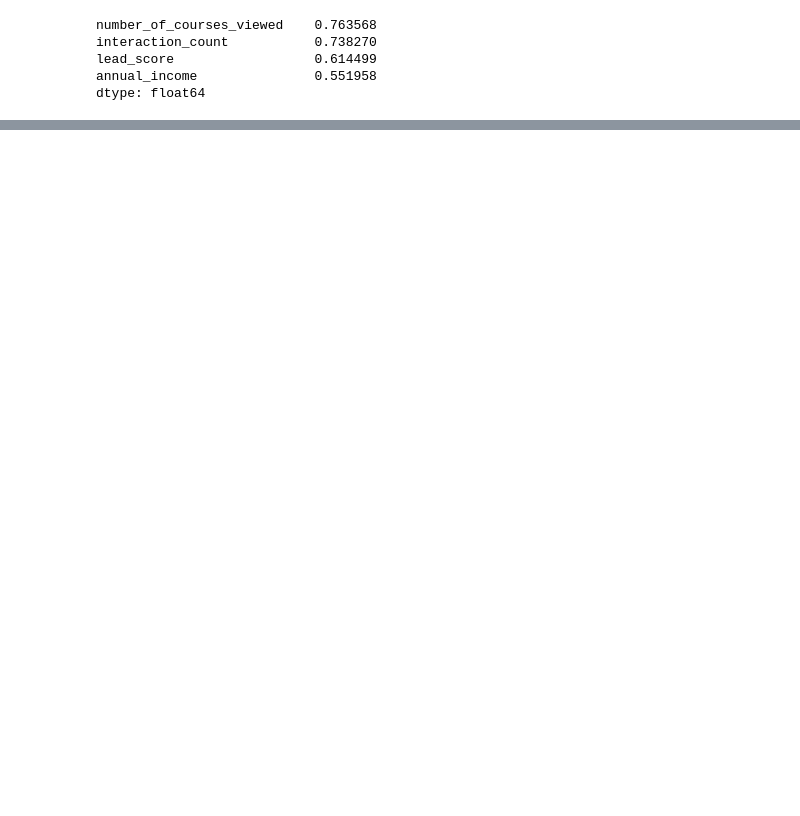
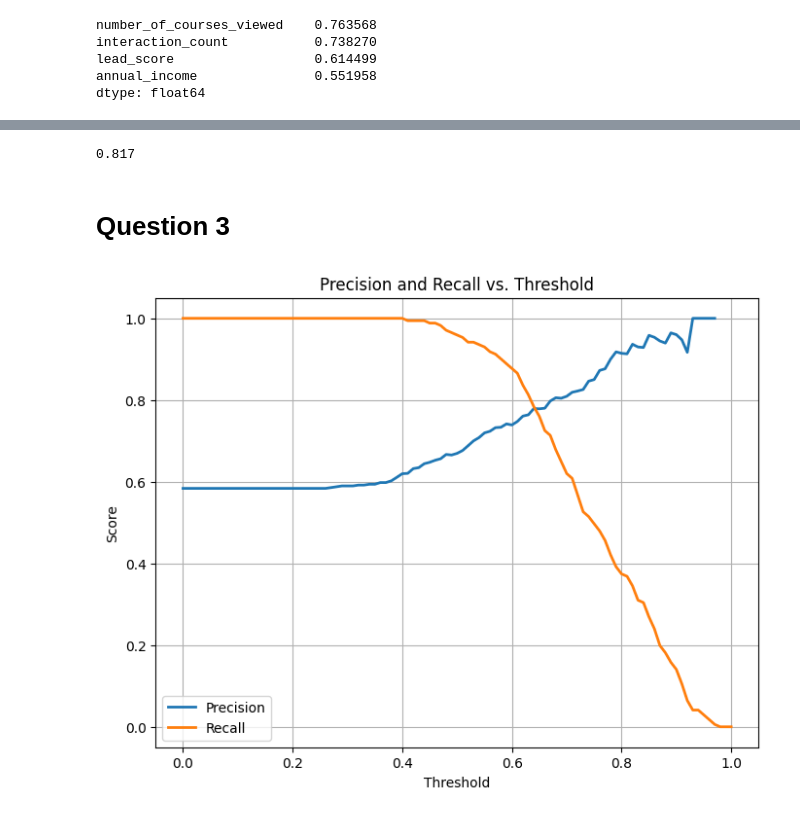
Before and after one commit to Agnes4Him/machine-learning-zoomcamp, a Jupyter notebook: week4/week4.ipynb, the cells around one changed output, grey strips where cells are left out. Saved outputs shown, nothing was run; the diff lists cells and outputs as text; code cells hidden in the pictures; blank space fills up the shorter version.

```diff
--- a/week4/week4.ipynb
+++ b/week4/week4.ipynb
@@ -151,0 +190,42 @@ dtype: float64
+# %%
+round(auc(fpr, tpr), 3)
+# %% [output]
+0.817
+# %% [markdown]
+# Question 3
+# %%
+thresholds = np.linspace(0, 1, 101)
+
+precisions = []
+recalls = []
+
+for t in thresholds:
+    actual_positive = (y_val == 1)
+    actual_negative = (y_val == 0)
+
+    predict_positive = (y_pred >= t)
+    predict_negative = (y_pred < t)
+
+    tp = (predict_positive & actual_positive).sum()
+    tn = (predict_negative & actual_negative).sum()
+
+    fp = (predict_positive & actual_negative).sum()
+    fn = (predict_negative & actual_positive).sum()
+
+    p = tp/(tp + fp)
+    r = tp/(tp + fn)
+
+    precisions.append(p)
+    recalls.append(r)
+# %%
+plt.figure(figsize=(8,6))
+plt.plot(thresholds, precisions, label='Precision', linewidth=2)
+plt.plot(thresholds, recalls, label='Recall', linewidth=2)
+plt.xlabel('Threshold')
+plt.ylabel('Score')
+plt.title('Precision and Recall vs. Threshold')
+plt.legend()
+plt.grid(True)
+plt.show()
+# %% [output]
+[figure, added]
```
Also changed, not shown: parts of 16 cells of this notebook.
